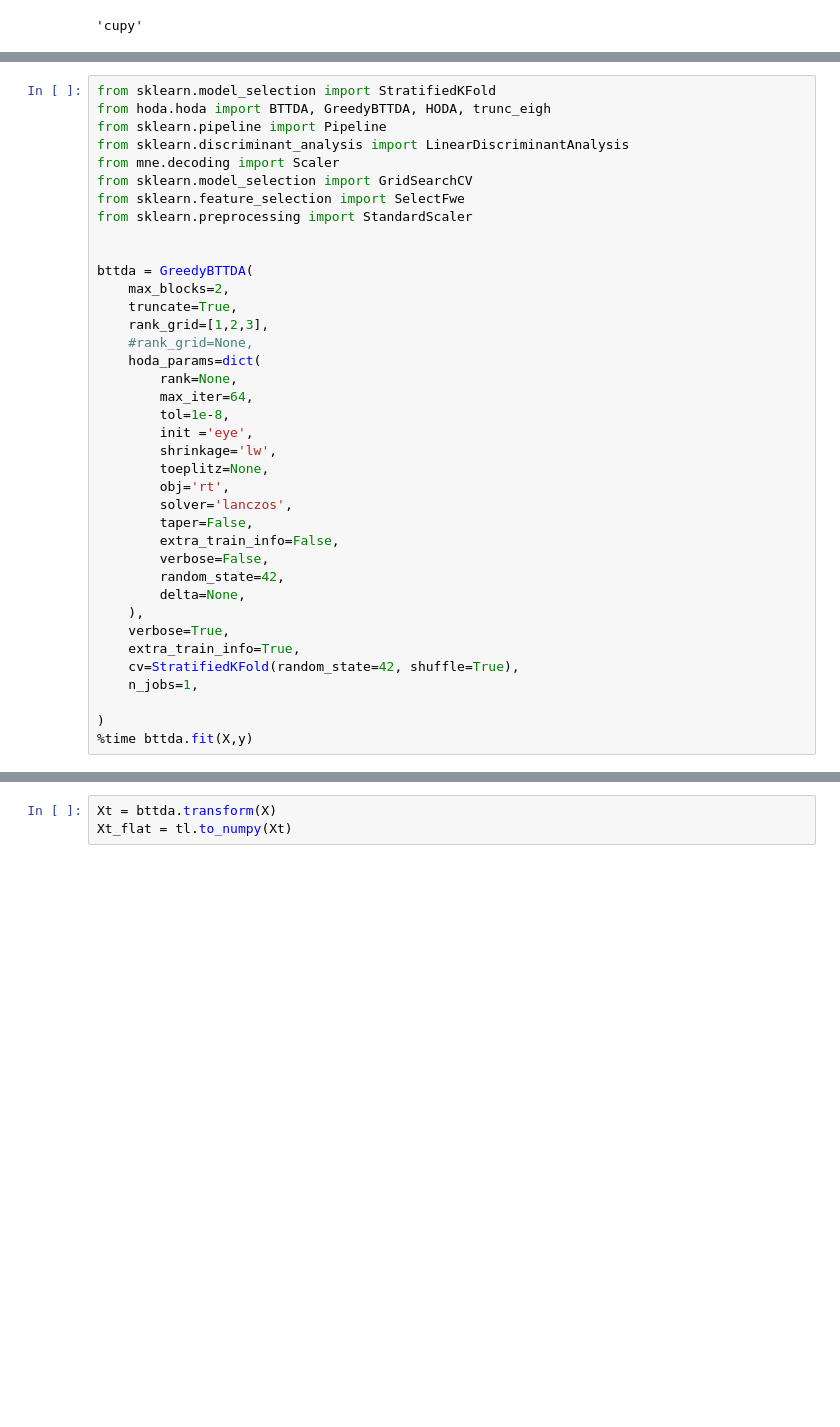
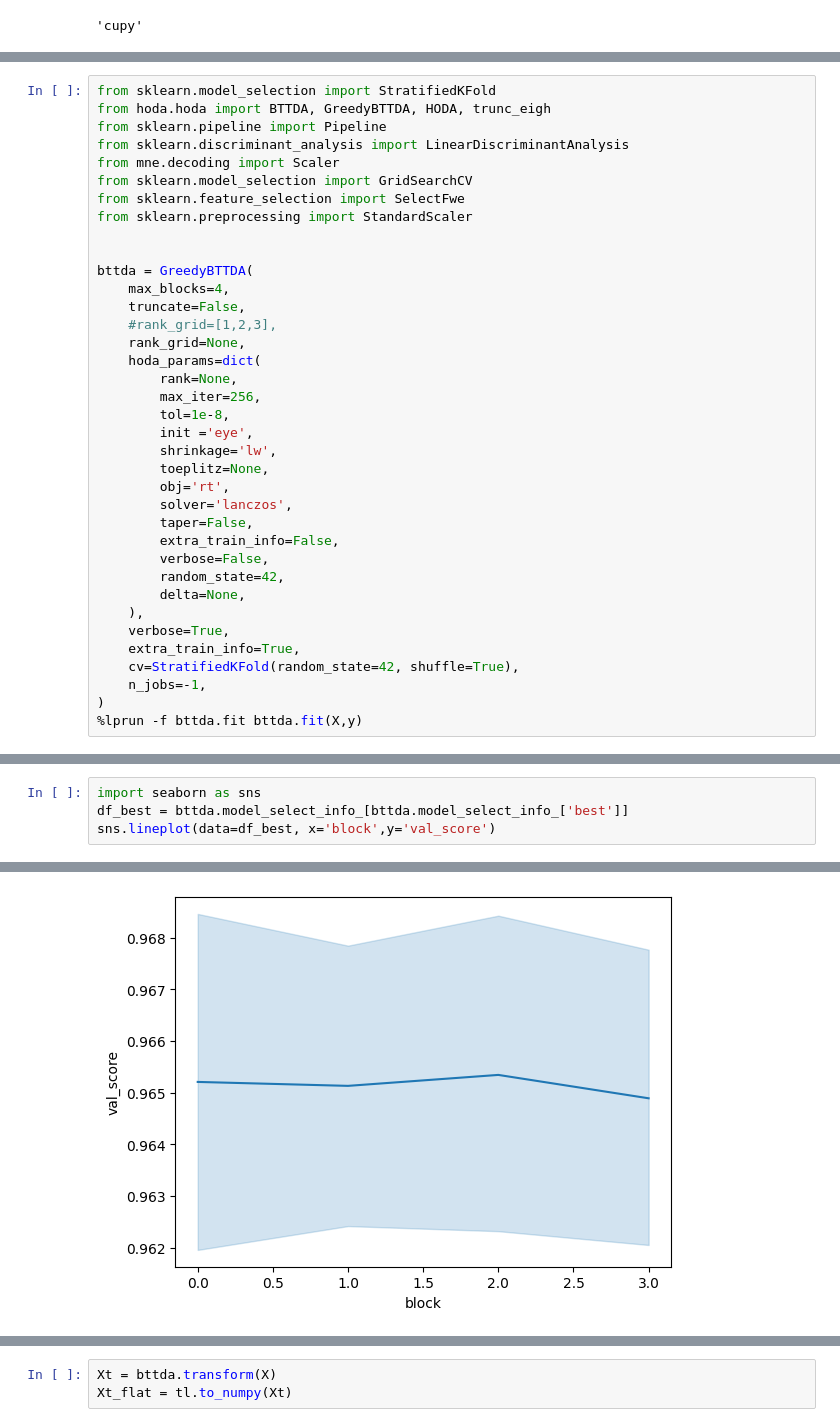
Before and after one commit to arnevdk/bttda, a Jupyter notebook: notebooks/gbttda.ipynb, the cells around one changed output, grey strips where cells are left out. Cells and saved outputs as stored; diff of their text form; blank space fills up the shorter version.

```diff
--- a/notebooks/gbttda.ipynb
+++ b/notebooks/gbttda.ipynb
@@ -100,13 +101,13 @@ from sklearn.preprocessing import StandardScaler
 
 
 bttda = GreedyBTTDA(
-    max_blocks=2,
-    truncate=True,
-    rank_grid=[1,2,3],
-    #rank_grid=None,
+    max_blocks=4,
+    truncate=False,
+    #rank_grid=[1,2,3],
+    rank_grid=None,
     hoda_params=dict(
         rank=None,
-        max_iter=64,
+        max_iter=256,
         tol=1e-8,
         init ='eye',
         shrinkage='lw',
@@ -122,8 +123,7 @@ bttda = GreedyBTTDA(
     verbose=True,
     extra_train_info=True,
     cv=StratifiedKFold(random_state=42, shuffle=True),
-    n_jobs=1,
-
+    n_jobs=-1,
 )
-%time bttda.fit(X,y)
+%lprun -f bttda.fit bttda.fit(X,y)
 # %% [output]
@@ -136,0 +172,5 @@ plt.plot(bttda.val_scores_)
+# %%
+import seaborn as sns
+df_best = bttda.model_select_info_[bttda.model_select_info_['best']]
+sns.lineplot(data=df_best, x='block',y='val_score')
+# %% [output]
@@ -137,3 +178,4 @@ plt.plot(bttda.val_scores_)
+[figure, added]
 # %%
 import pandas as pd
 
```
Also changed, not shown: parts of 13 cells of this notebook, 1 other file.
